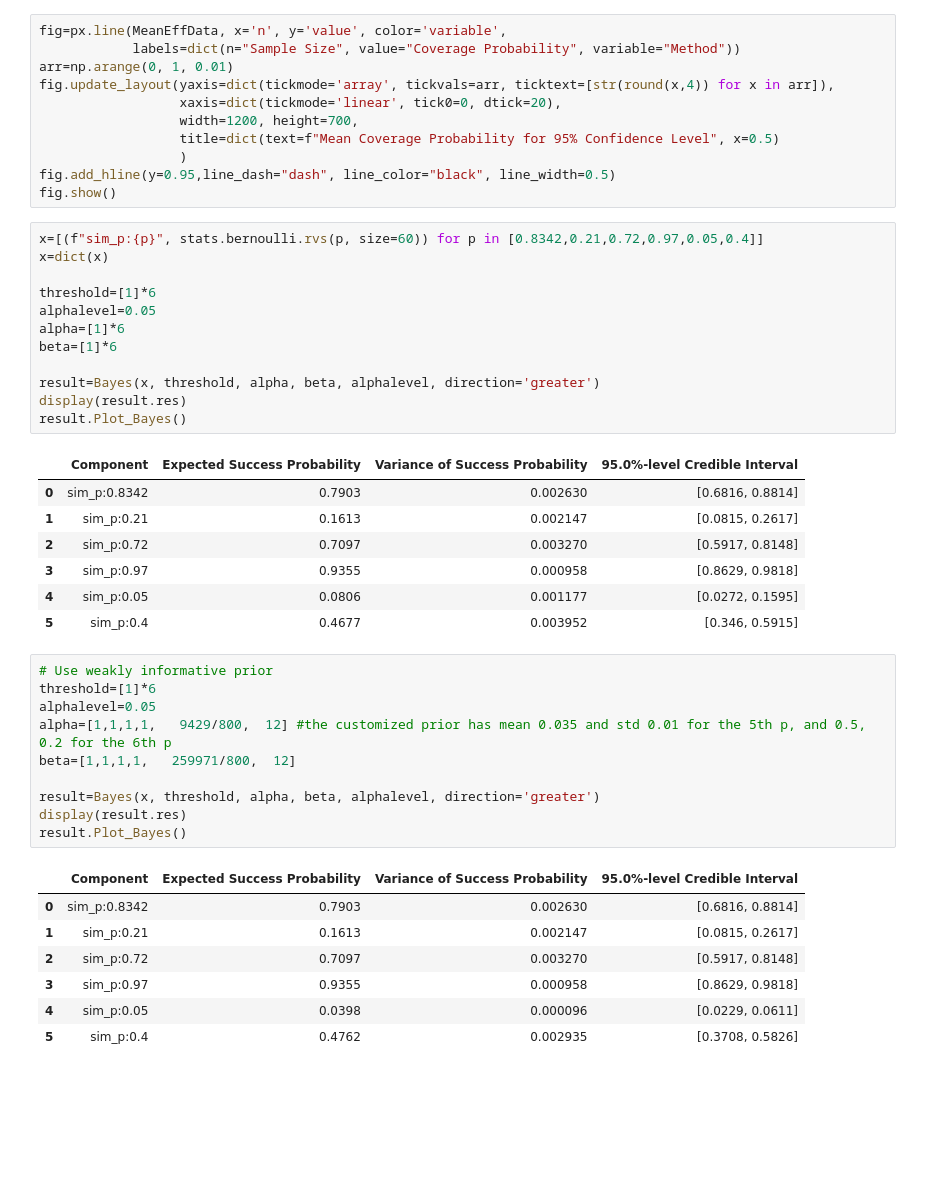
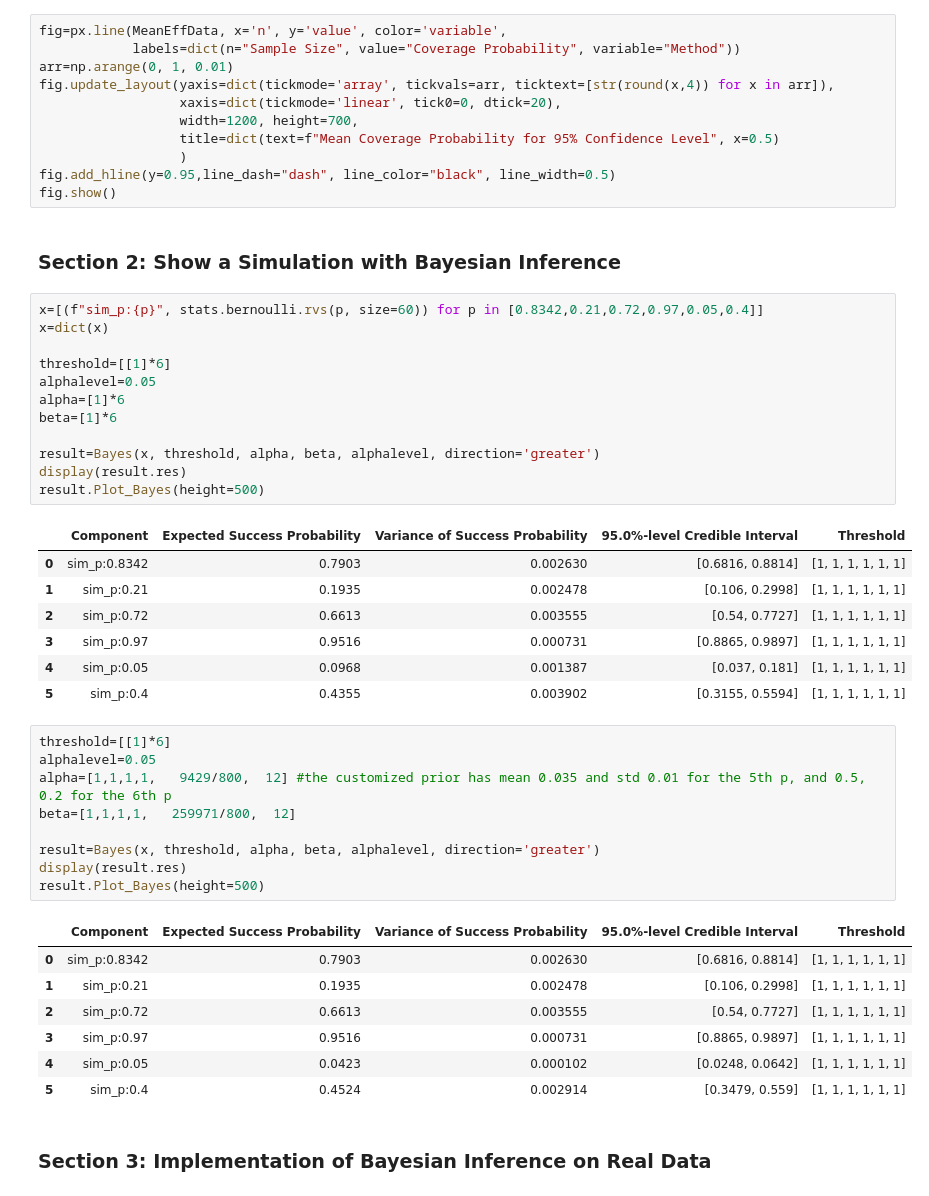
Before and after one commit to TLdgh/Bayesian_Binomial, a Jupyter notebook: ModelEvaluation.ipynb, the cells around one changed output. Drawn from its saved outputs; the diff is of its cells as text; blank space fills up the shorter version.

```diff
--- a/ModelEvaluation.ipynb
+++ b/ModelEvaluation.ipynb
@@ -194,41 +210,44 @@ fig.update_layout(yaxis=dict(tickmode='array', tickvals=arr, ticktext=[str(round
                   )
 fig.add_hline(y=0.95,line_dash="dash", line_color="black", line_width=0.5)
 fig.show()
+# %% [markdown]
+### Section 2: Show a Simulation with Bayesian Inference
 # %%
 x=[(f"sim_p:{p}", stats.bernoulli.rvs(p, size=60)) for p in [0.8342,0.21,0.72,0.97,0.05,0.4]]
 x=dict(x)
 
-threshold=[1]*6
+threshold=[[1]*6]
 alphalevel=0.05
 alpha=[1]*6
 beta=[1]*6
 
 result=Bayes(x, threshold, alpha, beta, alphalevel, direction='greater')
 display(result.res)
-result.Plot_Bayes()
+result.Plot_Bayes(height=500)
 # %% [output]
-|  | Component | Expected Success Probability | Variance of Success Probability | 95.0%-level Credible Interval |
-| 0 | sim_p:0.8342 | 0.7903 | 0.002630 | [0.6816, 0.8814] |
-| 1 | sim_p:0.21 | 0.1613 | 0.002147 | [0.0815, 0.2617] |
-| 2 | sim_p:0.72 | 0.7097 | 0.003270 | [0.5917, 0.8148] |
-| 3 | sim_p:0.97 | 0.9355 | 0.000958 | [0.8629, 0.9818] |
-| 4 | sim_p:0.05 | 0.0806 | 0.001177 | [0.0272, 0.1595] |
-| 5 | sim_p:0.4 | 0.4677 | 0.003952 | [0.346, 0.5915] |
+|  | Component | Expected Success Probability | Variance of Success Probability | 95.0%-level Credible Interval | Threshold |
+| 0 | sim_p:0.8342 | 0.7903 | 0.002630 | [0.6816, 0.8814] | [1, 1, 1, 1, 1, 1] |
+| 1 | sim_p:0.21 | 0.1935 | 0.002478 | [0.106, 0.2998] | [1, 1, 1, 1, 1, 1] |
+| 2 | sim_p:0.72 | 0.6613 | 0.003555 | [0.54, 0.7727] | [1, 1, 1, 1, 1, 1] |
+| 3 | sim_p:0.97 | 0.9516 | 0.000731 | [0.8865, 0.9897] | [1, 1, 1, 1, 1, 1] |
+| 4 | sim_p:0.05 | 0.0968 | 0.001387 | [0.037, 0.181] | [1, 1, 1, 1, 1, 1] |
+| 5 | sim_p:0.4 | 0.4355 | 0.003902 | [0.3155, 0.5594] | [1, 1, 1, 1, 1, 1] |
 # %%
-# Use weakly informative prior
-threshold=[1]*6
+threshold=[[1]*6]
 alphalevel=0.05
 alpha=[1,1,1,1,   9429/800,  12] #the customized prior has mean 0.035 and std 0.01 for the 5th p, and 0.5, 0.2 for the 6th p
 beta=[1,1,1,1,   259971/800,  12]
 
 result=Bayes(x, threshold, alpha, beta, alphalevel, direction='greater')
 display(result.res)
-result.Plot_Bayes()
+result.Plot_Bayes(height=500)
 # %% [output]
-|  | Component | Expected Success Probability | Variance of Success Probability | 95.0%-level Credible Interval |
-| 0 | sim_p:0.8342 | 0.7903 | 0.002630 | [0.6816, 0.8814] |
-| 1 | sim_p:0.21 | 0.1613 | 0.002147 | [0.0815, 0.2617] |
-| 2 | sim_p:0.72 | 0.7097 | 0.003270 | [0.5917, 0.8148] |
-| 3 | sim_p:0.97 | 0.9355 | 0.000958 | [0.8629, 0.9818] |
-| 4 | sim_p:0.05 | 0.0398 | 0.000096 | [0.0229, 0.0611] |
-| 5 | sim_p:0.4 | 0.4762 | 0.002935 | [0.3708, 0.5826] |
+|  | Component | Expected Success Probability | Variance of Success Probability | 95.0%-level Credible Interval | Threshold |
+| 0 | sim_p:0.8342 | 0.7903 | 0.002630 | [0.6816, 0.8814] | [1, 1, 1, 1, 1, 1] |
+| 1 | sim_p:0.21 | 0.1935 | 0.002478 | [0.106, 0.2998] | [1, 1, 1, 1, 1, 1] |
+| 2 | sim_p:0.72 | 0.6613 | 0.003555 | [0.54, 0.7727] | [1, 1, 1, 1, 1, 1] |
+| 3 | sim_p:0.97 | 0.9516 | 0.000731 | [0.8865, 0.9897] | [1, 1, 1, 1, 1, 1] |
+| 4 | sim_p:0.05 | 0.0423 | 0.000102 | [0.0248, 0.0642] | [1, 1, 1, 1, 1, 1] |
+| 5 | sim_p:0.4 | 0.4524 | 0.002914 | [0.3479, 0.559] | [1, 1, 1, 1, 1, 1] |
+# %% [markdown]
+### Section 3: Implementation of Bayesian Inference on Real Data
```
Also changed, not shown: parts of 11 cells of this notebook, 1 other file.
